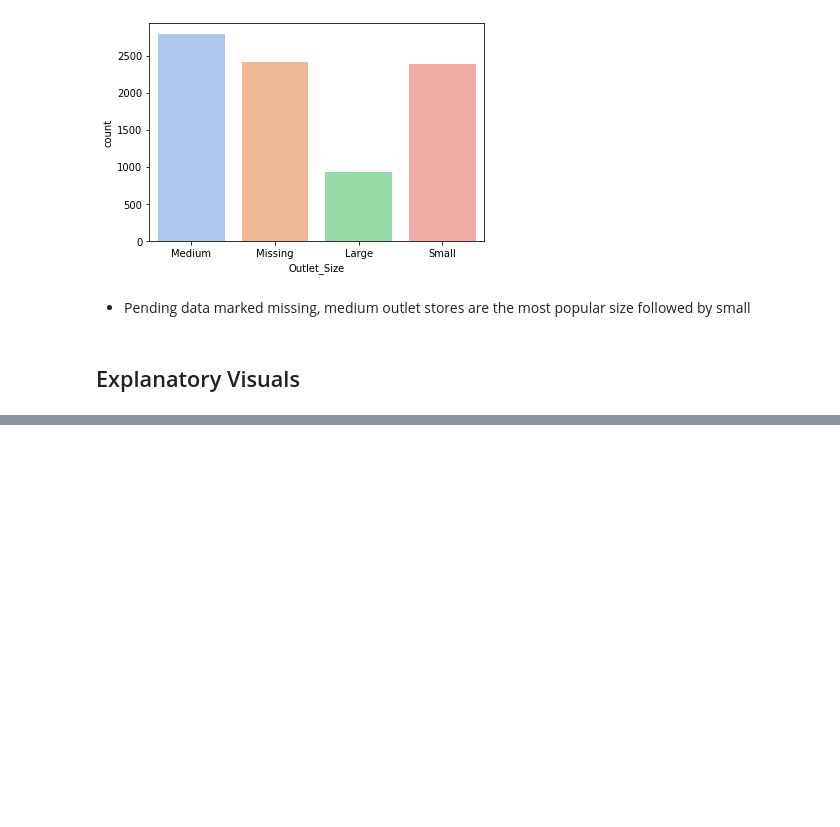
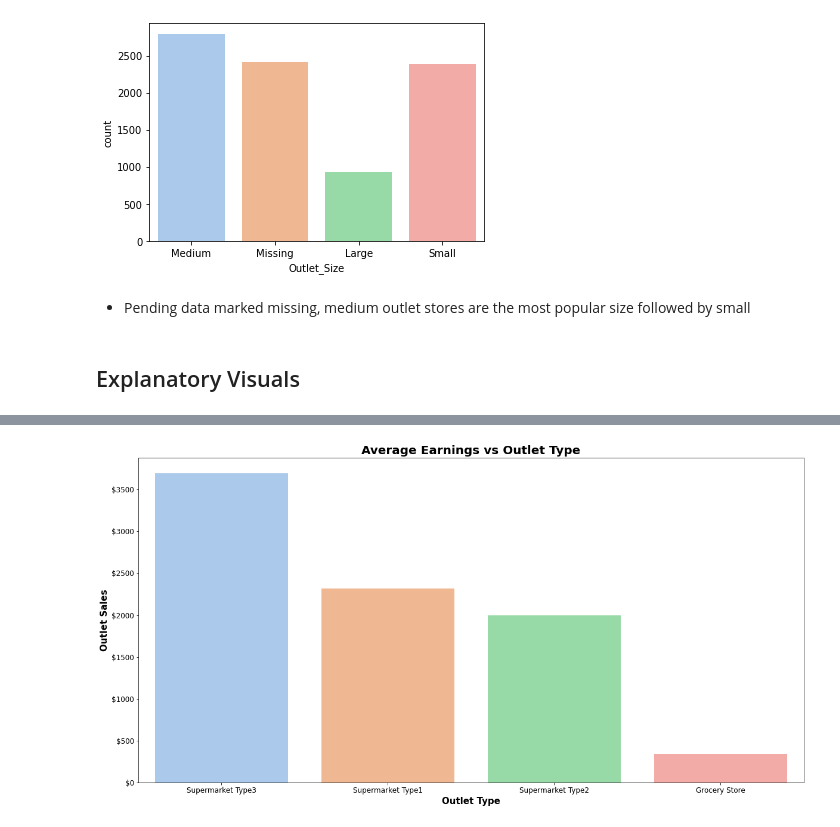
Before and after one commit to AshleyHeinrich/Project-1-, a Jupyter notebook: Project_1_Sales_Predictions.ipynb, the cells around one changed output, grey strips where cells are left out. Saved outputs shown, nothing was run; the diff lists cells and outputs as text; code cells hidden in the pictures; blank space fills up the shorter version.

```diff
--- a/Project_1_Sales_Predictions.ipynb
+++ b/Project_1_Sales_Predictions.ipynb
@@ -612,0 +701,19 @@ followed by small
+# %%
+fig, ax = plt.subplots(figsize=(20,10))
+
+ax = sns.barplot(data=sales_df,x='Outlet_Type', y = 'Item_Outlet_Sales' , order = means_2.index,
+                 ci = None)
+
+
+ax.set_title('Average Earnings vs Outlet Type', fontsize = 20, fontweight = 'bold');
+ax.set_xlabel('Outlet Type', fontsize = 15, fontweight = 'bold');
+ax.set_ylabel('Outlet Sales', fontsize = 15, fontweight = 'bold');
+
+plt.xticks(fontsize = 12);
+plt.yticks(fontsize = 12);
+
+ticks = ax.get_yticks();
+new_labels = ['${}'.format(int(amt)) for amt in ticks];
+ax.set_yticklabels(new_labels);
+# %% [output]
+[figure, added]
```
Also changed, not shown: parts of 22 cells of this notebook.
